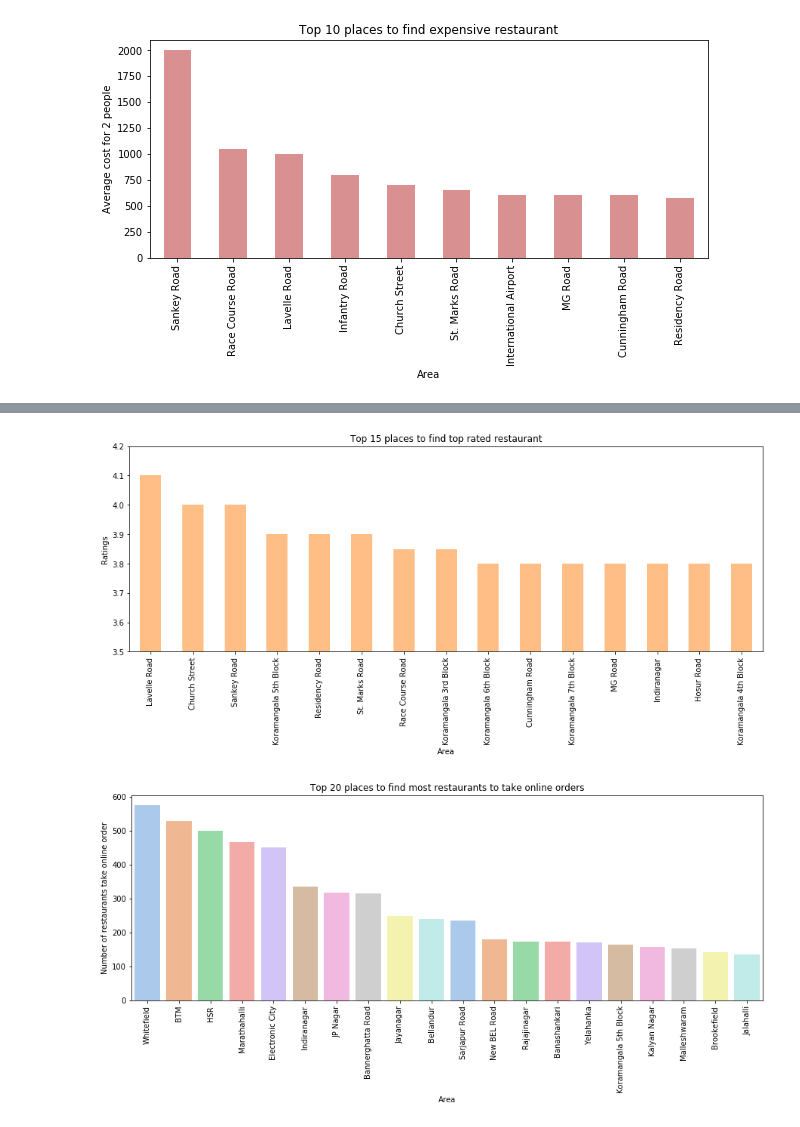
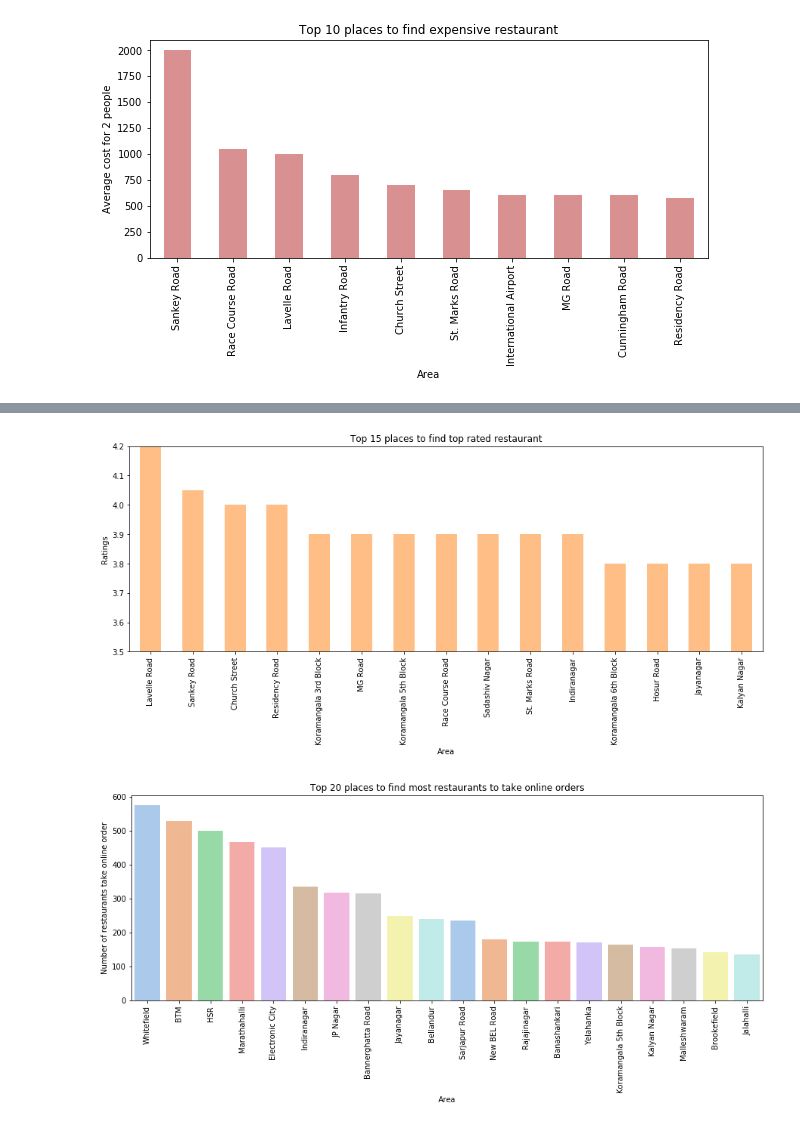
Before and after one commit to Tulika-gif/Analysis-of-restuarants-in-Bangalore, a Jupyter notebook: Zomato_restaurants.ipynb, the cells around one changed output, grey strips where cells are left out. Cells and saved outputs as stored; diff of their text form; code cells hidden in the pictures.

```diff
--- a/Zomato_restaurants.ipynb
+++ b/Zomato_restaurants.ipynb
@@ -142,7 +55,0 @@ sns.distplot(rest['ratingcount_bfill'],hist=False,color="yellow",label='ratingco
-# %%
-fig,axis=plt.subplots(1,4,figsize=(20,5))
-sns.set_palette(sns.husl_palette())
-sns.boxplot(rest['rating_count'],ax=axis[0])
-sns.boxplot(rest.ratingcount_median,ax=axis[1])
-sns.boxplot(rest.ratingcount_mode,ax=axis[2])
-sns.boxplot(rest.ratingcount_bfill,ax=axis[3]);
@@ -258,3 +140,7 @@ axes.set_title("Top 10 places to find expensive restaurant");
 plt.savefig('10 places to find most number of restaurants',bbox_inches='tight',pad_inches=0.8)
 # %% [output]
 [figure]
+# %%
+df=pd.read_csv("Restaurants.csv")
+df = df[df['rating'].notna()] #dropping the restaurants where ratings is NaN
+df.isnull().sum()
@@ -261,13 +160,13 @@ plt.savefig('10 places to find most number of restaurants',bbox_inches='tight',p
 # %%
 fig,axes=plt.subplots(1,1,figsize=(15,5))
-rest.groupby('area')['rating'].median().sort_values(ascending=False)[:15].plot.bar(color='tab:orange',alpha=.5)
+df.groupby('area')['rating'].median().sort_values(ascending=False)[:15].plot.bar(color='tab:orange',alpha=.5)
 axes.set_xlabel('Area')
 axes.set_ylabel('Ratings')
 plt.ylim(3.5, 4.2)
 axes.set_title("Top 15 places to find top rated restaurant");
 plt.savefig('15 places to find top rated restaurants',bbox_inches='tight',pad_inches=0.8)
 # %% [output]
-[figure, old version]
+[figure, new version]
 # %%
 count={}
 online=rest[rest['online_order']==True]
```
Also changed, not shown: parts of 31 cells of this notebook, 4 other files.
